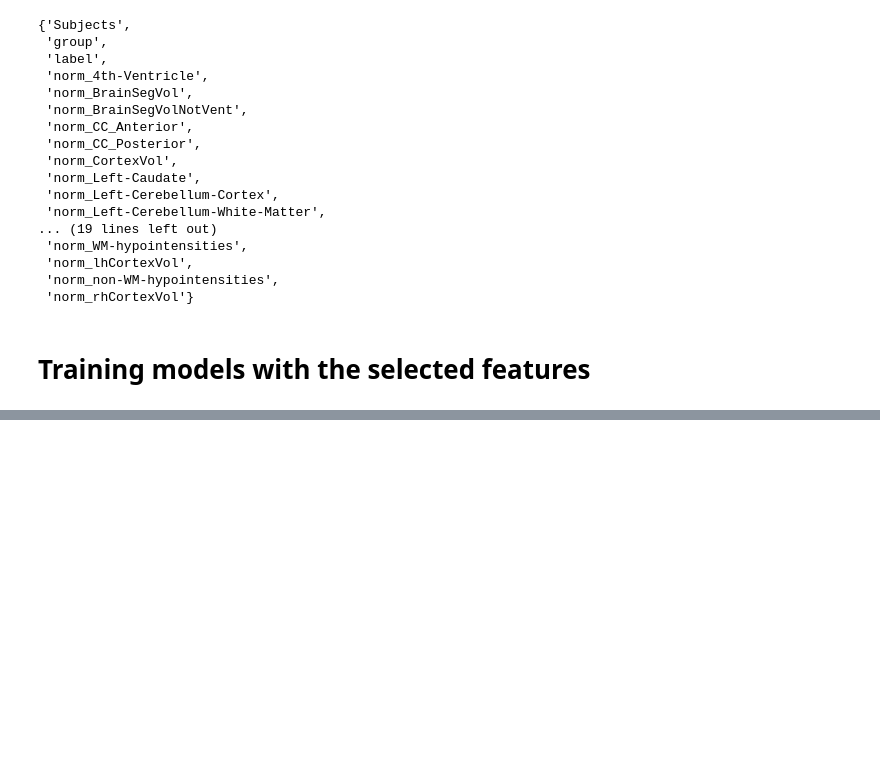
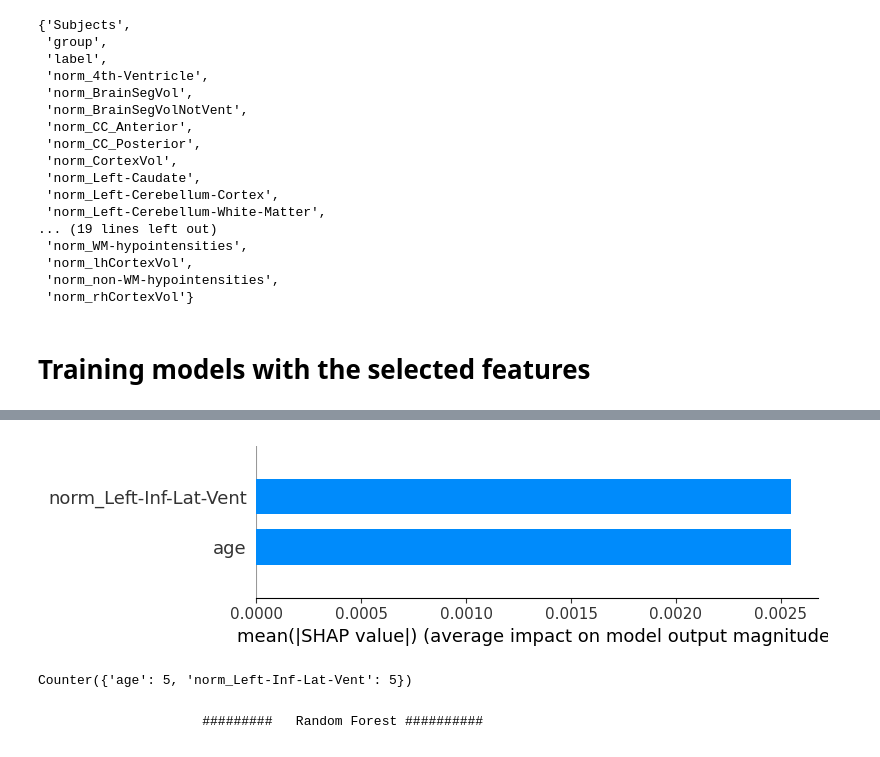
Before and after one commit to barsa98/Parkinsons_Cognitive_Spectrum, a Jupyter notebook: 2. Parkinson's(HealthyvsParkinson's).ipynb, the cells around one changed output, grey strips where cells are left out. Cells and saved outputs as stored; diff of their text form; code cells hidden in the pictures; blank space fills up the shorter version.

```diff
--- a/2. Parkinson's(HealthyvsParkinson's).ipynb
+++ b/2. Parkinson's(HealthyvsParkinson's).ipynb
@@ -1039,0 +1059,10 @@ print("Mean AUC score :", np.mean(aucs))
+# %%
+pipe_svm = Pipeline([
+    ("scaler", StandardScaler()),
+    ("clf", SVC(
+        kernel="rbf",
+        probability=True,
+        class_weight="balanced",
+        random_state=42
+    ))
+])
@@ -1039,0 +1157,36 @@ print("Mean AUC score :", np.mean(aucs))
+# %%
+fold_id = 0
+
+mean_abs_shap = np.mean(
+    np.abs(shap_values_per_fold_SVM[fold_id]),
+    axis=0
+)
+
+shap.summary_plot(
+    mean_abs_shap.reshape(1, -1),
+    features=None,
+    feature_names=feature_names_per_fold_SVM[fold_id],
+    plot_type="bar",
+    max_display=20,
+    show=True
+)
+# %% [output]
+[figure, added]
+# %%
+top_features_svm = []
+
+for fold_shap, fold_features in zip(
+        shap_values_per_fold_SVM,
+        feature_names_per_fold_SVM):
+
+    mean_abs = np.mean(np.abs(fold_shap), axis=0)
+
+    top_idx = np.argsort(mean_abs)[-10:]
+
+    top_features_svm.extend(fold_features[top_idx])
+
+Counter(top_features_svm)
+# %% [output]
+Counter({'age': 5, 'norm_Left-Inf-Lat-Vent': 5})
+# %% [markdown]
+                       #########   Random Forest ##########
```
Also changed, not shown: parts of 51 cells of this notebook.
